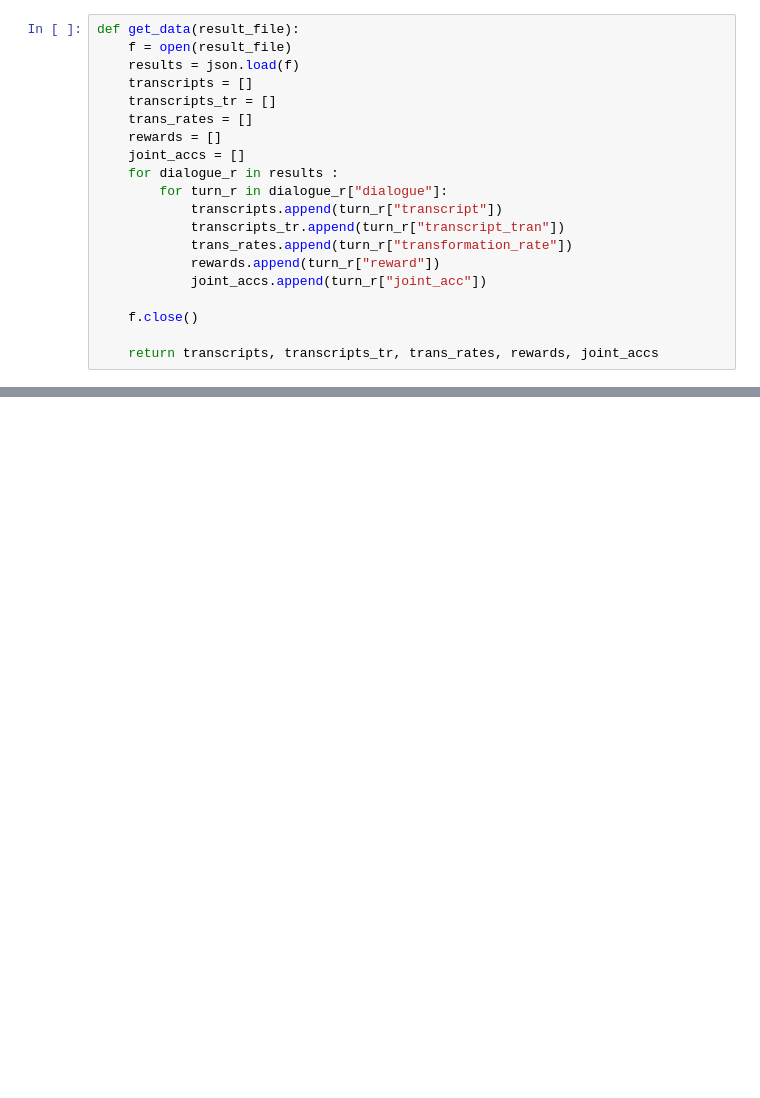
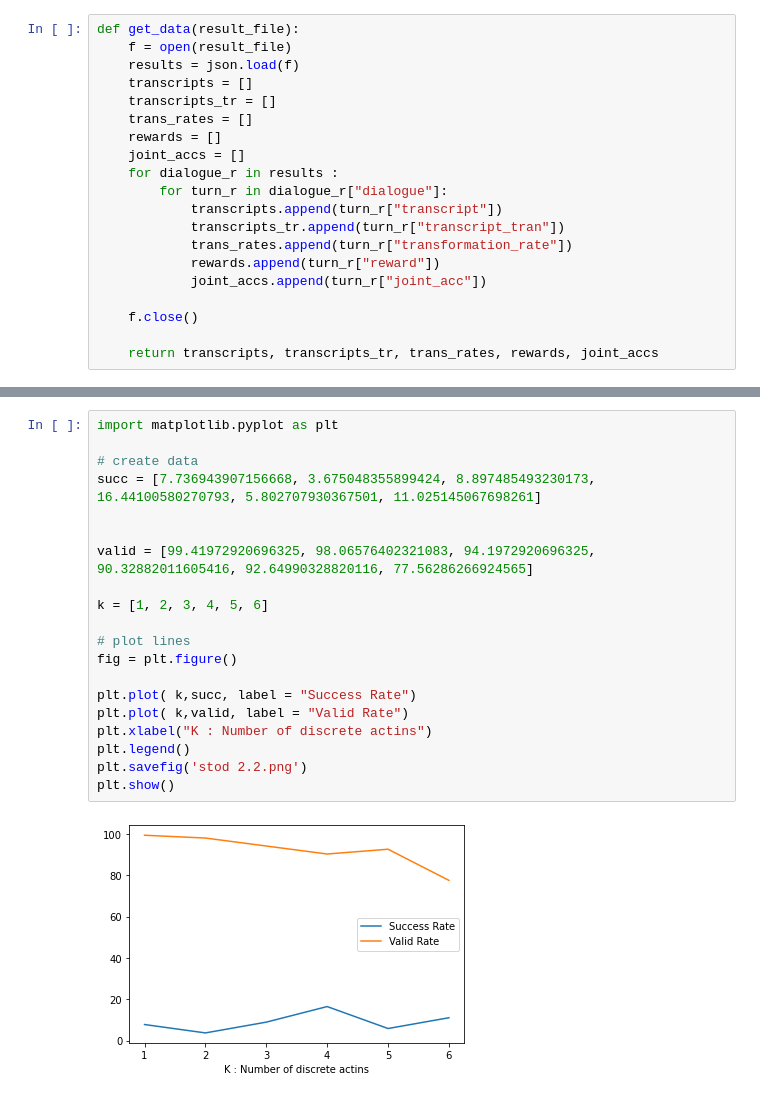
Before and after one commit to AltafAllahAbbassi/RLTest4Chatbot, a Jupyter notebook: analysis.ipynb, the cells around one changed output, grey strips where cells are left out. Cells and saved outputs as stored; diff of their text form; blank space fills up the shorter version.

```diff
--- a/analysis.ipynb
+++ b/analysis.ipynb
@@ -45,0 +419,22 @@ print(valid)
+# %%
+import matplotlib.pyplot as plt
+
+# create data
+succ = [7.736943907156668, 3.675048355899424, 8.897485493230173, 16.44100580270793, 5.802707930367501, 11.025145067698261]
+
+
+valid = [99.41972920696325, 98.06576402321083, 94.1972920696325, 90.32882011605416, 92.64990328820116, 77.56286266924565]
+
+k = [1, 2, 3, 4, 5, 6]
+
+# plot lines
+fig = plt.figure()
+
+plt.plot( k,succ, label = "Success Rate")
+plt.plot( k,valid, label = "Valid Rate")
+plt.xlabel("K : Number of discrete actins")
+plt.legend()
+plt.savefig('stod 2.2.png')
+plt.show()
+# %% [output]
+[figure, added]
```
Also changed, not shown: parts of 23 cells of this notebook, 30 other files.
